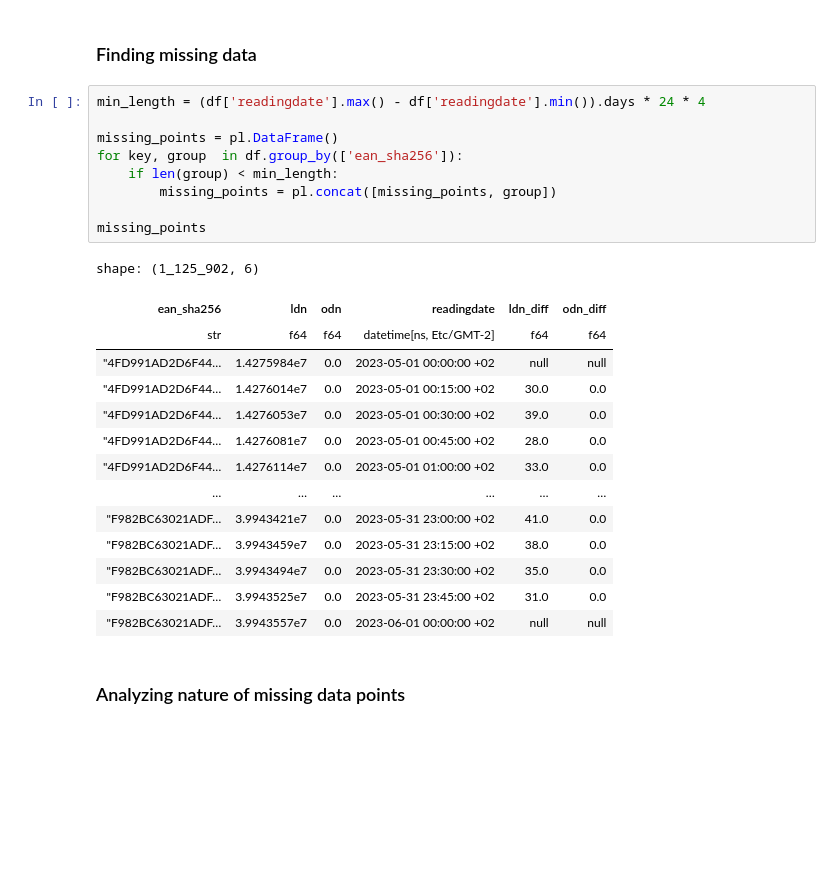
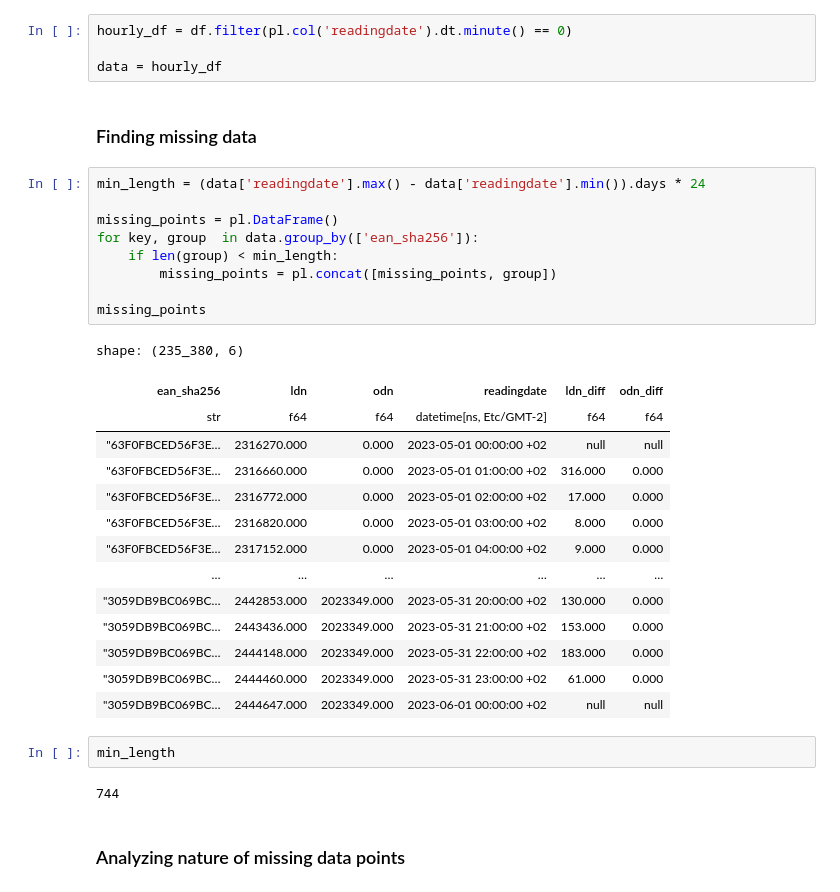
Before and after one commit to erewl/short-term-load-forecasting-with-domain-knowledge, a Jupyter notebook: notebooks/lstm_example.ipynb, the cells around one changed output. Cells and saved outputs as stored; diff of their text form; blank space fills up the shorter version.

```diff
--- a/notebooks/lstm_example.ipynb
+++ b/notebooks/lstm_example.ipynb
@@ -87,29 +90,37 @@ shape: (5, 6)
+# %%
+hourly_df = df.filter(pl.col('readingdate').dt.minute() == 0)
+
+data = hourly_df
 # %% [markdown]
 ### Finding missing data
 # %%
-min_length = (df['readingdate'].max() - df['readingdate'].min()).days * 24 * 4
+min_length = (data['readingdate'].max() - data['readingdate'].min()).days * 24
 
 missing_points = pl.DataFrame()
-for key, group  in df.group_by(['ean_sha256']):
+for key, group  in data.group_by(['ean_sha256']):
     if len(group) < min_length:
         missing_points = pl.concat([missing_points, group])
 
 missing_points
 # %% [output]
-shape: (1_125_902, 6)
+shape: (235_380, 6)
 | ean_sha256 | ldn | odn | readingdate | ldn_diff | odn_diff |
 | str | f64 | f64 | datetime[ns, Etc/GMT-2] | f64 | f64 |
-| "4FD991AD2D6F44… | 1.4275984e7 | 0.0 | 2023-05-01 00:00:00 +02 | null | null |
-| "4FD991AD2D6F44… | 1.4276014e7 | 0.0 | 2023-05-01 00:15:00 +02 | 30.0 | 0.0 |
-| "4FD991AD2D6F44… | 1.4276053e7 | 0.0 | 2023-05-01 00:30:00 +02 | 39.0 | 0.0 |
-| "4FD991AD2D6F44… | 1.4276081e7 | 0.0 | 2023-05-01 00:45:00 +02 | 28.0 | 0.0 |
-| "4FD991AD2D6F44… | 1.4276114e7 | 0.0 | 2023-05-01 01:00:00 +02 | 33.0 | 0.0 |
+| "63F0FBCED56F3E… | 2316270.000 | 0.000 | 2023-05-01 00:00:00 +02 | null | null |
+| "63F0FBCED56F3E… | 2316660.000 | 0.000 | 2023-05-01 01:00:00 +02 | 316.000 | 0.000 |
+| "63F0FBCED56F3E… | 2316772.000 | 0.000 | 2023-05-01 02:00:00 +02 | 17.000 | 0.000 |
+| "63F0FBCED56F3E… | 2316820.000 | 0.000 | 2023-05-01 03:00:00 +02 | 8.000 | 0.000 |
+| "63F0FBCED56F3E… | 2317152.000 | 0.000 | 2023-05-01 04:00:00 +02 | 9.000 | 0.000 |
 | … | … | … | … | … | … |
-| "F982BC63021ADF… | 3.9943421e7 | 0.0 | 2023-05-31 23:00:00 +02 | 41.0 | 0.0 |
-| "F982BC63021ADF… | 3.9943459e7 | 0.0 | 2023-05-31 23:15:00 +02 | 38.0 | 0.0 |
-| "F982BC63021ADF… | 3.9943494e7 | 0.0 | 2023-05-31 23:30:00 +02 | 35.0 | 0.0 |
-| "F982BC63021ADF… | 3.9943525e7 | 0.0 | 2023-05-31 23:45:00 +02 | 31.0 | 0.0 |
-| "F982BC63021ADF… | 3.9943557e7 | 0.0 | 2023-06-01 00:00:00 +02 | null | null |
+| "3059DB9BC069BC… | 2442853.000 | 2023349.000 | 2023-05-31 20:00:00 +02 | 130.000 | 0.000 |
+| "3059DB9BC069BC… | 2443436.000 | 2023349.000 | 2023-05-31 21:00:00 +02 | 153.000 | 0.000 |
+| "3059DB9BC069BC… | 2444148.000 | 2023349.000 | 2023-05-31 22:00:00 +02 | 183.000 | 0.000 |
+| "3059DB9BC069BC… | 2444460.000 | 2023349.000 | 2023-05-31 23:00:00 +02 | 61.000 | 0.000 |
+| "3059DB9BC069BC… | 2444647.000 | 2023349.000 | 2023-06-01 00:00:00 +02 | null | null |
+# %%
+min_length
+# %% [output]
+744
 # %% [markdown]
 ### Analyzing nature of missing data points
 # %%
```
Also changed, not shown: parts of 25 cells of this notebook.
